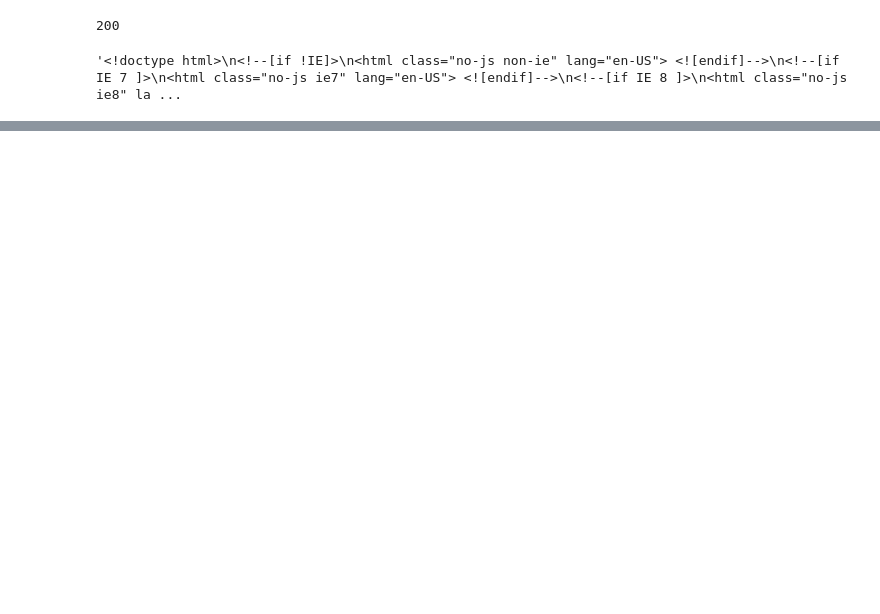
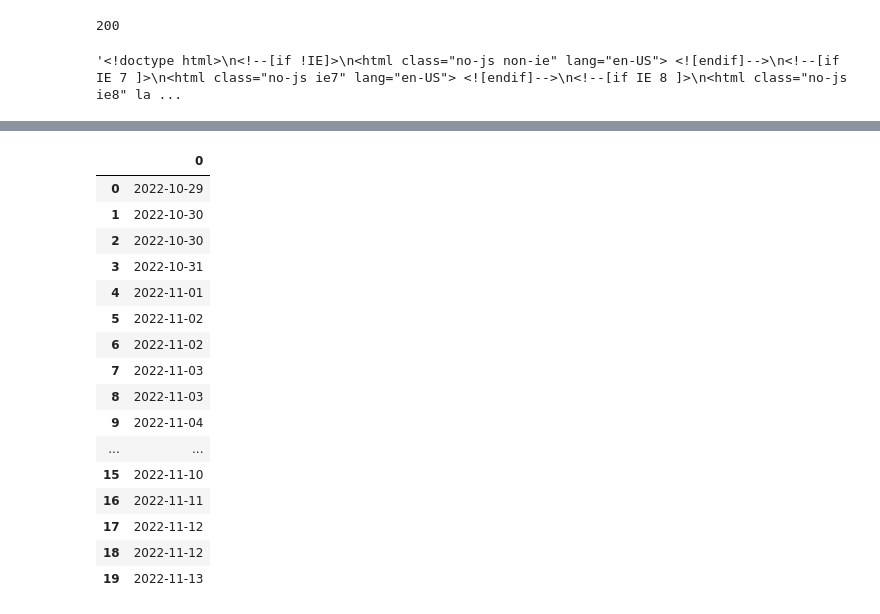
Before and after one commit to NSS-Data-Analytics-Cohort-7/web-scraping-ryman-PrestonSpencer, a Jupyter notebook: notebook/webscraping_ryman.ipynb, the cells around one changed output, grey strips where cells are left out. Drawn from its saved outputs; the diff is of its cells as text; code cells hidden in the pictures; blank space fills up the shorter version.

```diff
--- a/notebook/webscraping_ryman.ipynb
+++ b/notebook/webscraping_ryman.ipynb
@@ -194,0 +156,7 @@ TypeError: expected string or bytes-like object
+# %%
+times_split = []
+
+for row in times:
+    new_times = re.split(r'\s', row, maxsplit = 1)
+    times_split.append(new_times)
+times_split
@@ -194,0 +301,21 @@ TypeError: expected string or bytes-like object
+# %%
+dates_series = pd.Series(dates)
+dates_series.to_frame()
+# %% [output]
+|  | 0 |
+| 0 | 2022-10-29 |
+| 1 | 2022-10-30 |
+| 2 | 2022-10-30 |
+| 3 | 2022-10-31 |
+| 4 | 2022-11-01 |
+| 5 | 2022-11-02 |
+| 6 | 2022-11-02 |
+| 7 | 2022-11-03 |
+| 8 | 2022-11-03 |
+| 9 | 2022-11-04 |
+| ... | ... |
+| 15 | 2022-11-10 |
+| 16 | 2022-11-11 |
+| 17 | 2022-11-12 |
+| 18 | 2022-11-12 |
+| 19 | 2022-11-13 |
```
Also changed, not shown: parts of 21 cells of this notebook.
